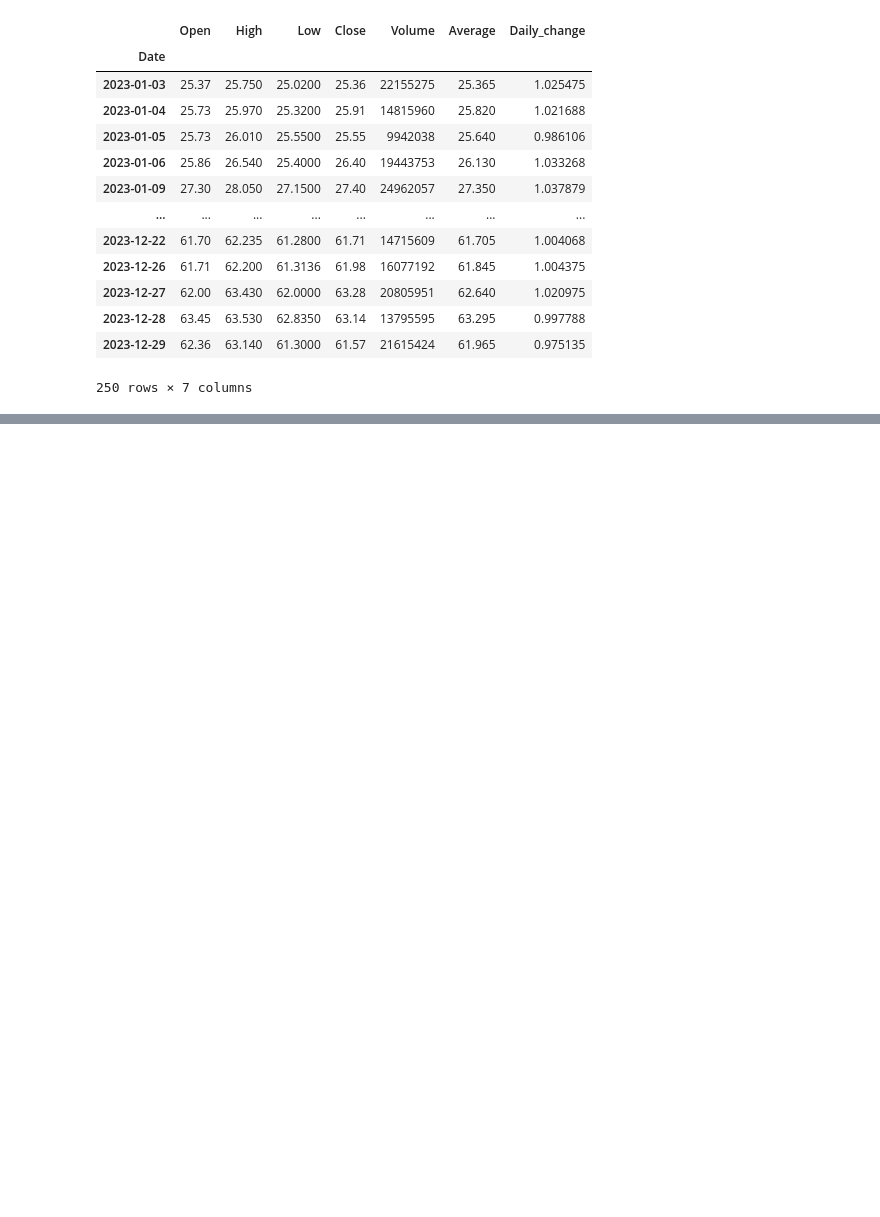
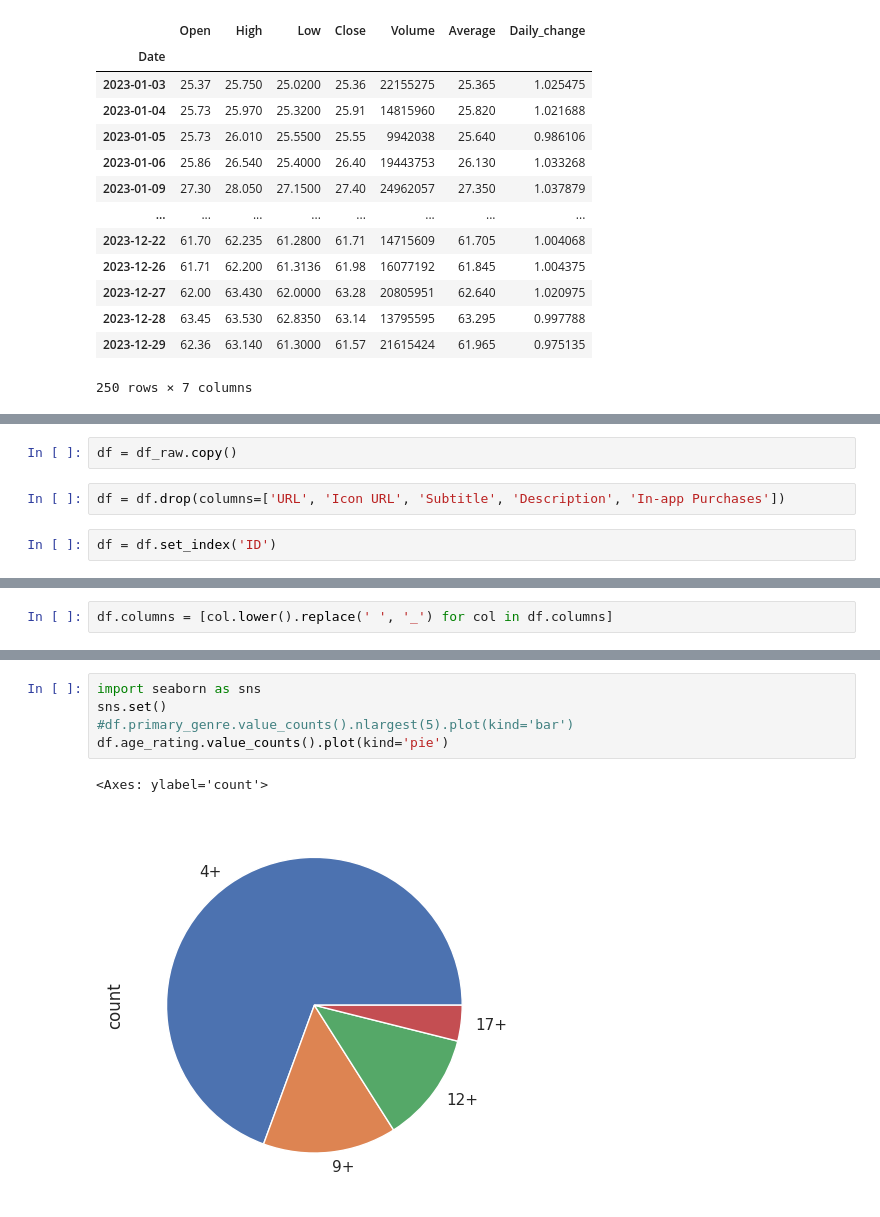
Before and after one commit to tomaszmm3/data-science, a Jupyter notebook: pandas.ipynb, the cells around one changed output, grey strips where cells are left out. Cells and saved outputs as stored; diff of their text form; blank space fills up the shorter version.

```diff
--- a/pandas.ipynb
+++ b/pandas.ipynb
@@ -264,0 +385,6 @@ df[df.index.year == 2023]
+# %%
+df = df_raw.copy()
+# %%
+df = df.drop(columns=['URL', 'Icon URL', 'Subtitle', 'Description', 'In-app Purchases'])
+# %%
+df = df.set_index('ID')
@@ -264,0 +403,2 @@ df[df.index.year == 2023]
+# %%
+df.columns = [col.lower().replace(' ', '_') for col in df.columns]
@@ -264,0 +423,8 @@ df[df.index.year == 2023]
+# %%
+import seaborn as sns
+sns.set()
+#df.primary_genre.value_counts().nlargest(5).plot(kind='bar')
+df.age_rating.value_counts().plot(kind='pie')
+# %% [output]
+<Axes: ylabel='count'>
+[figure, added]
```
Also changed, not shown: parts of 23 cells of this notebook.
